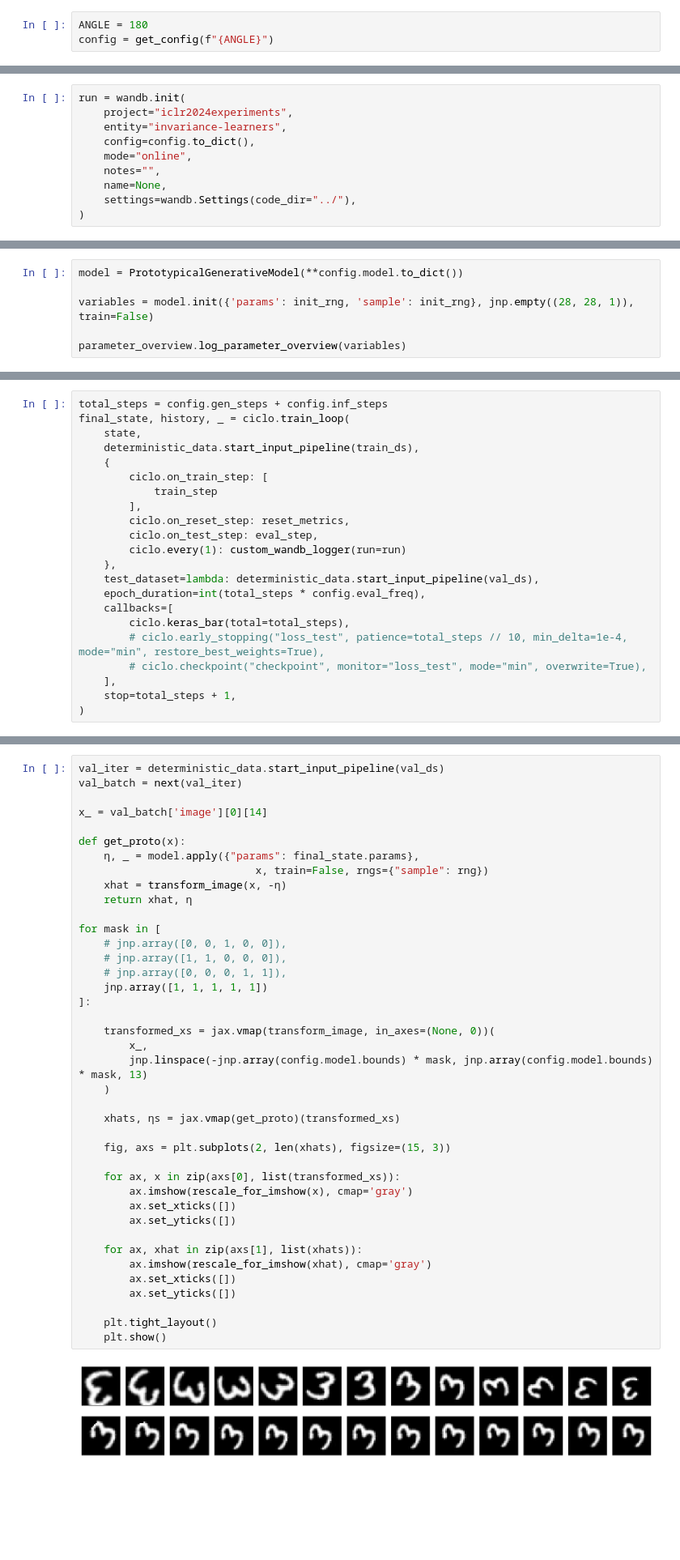
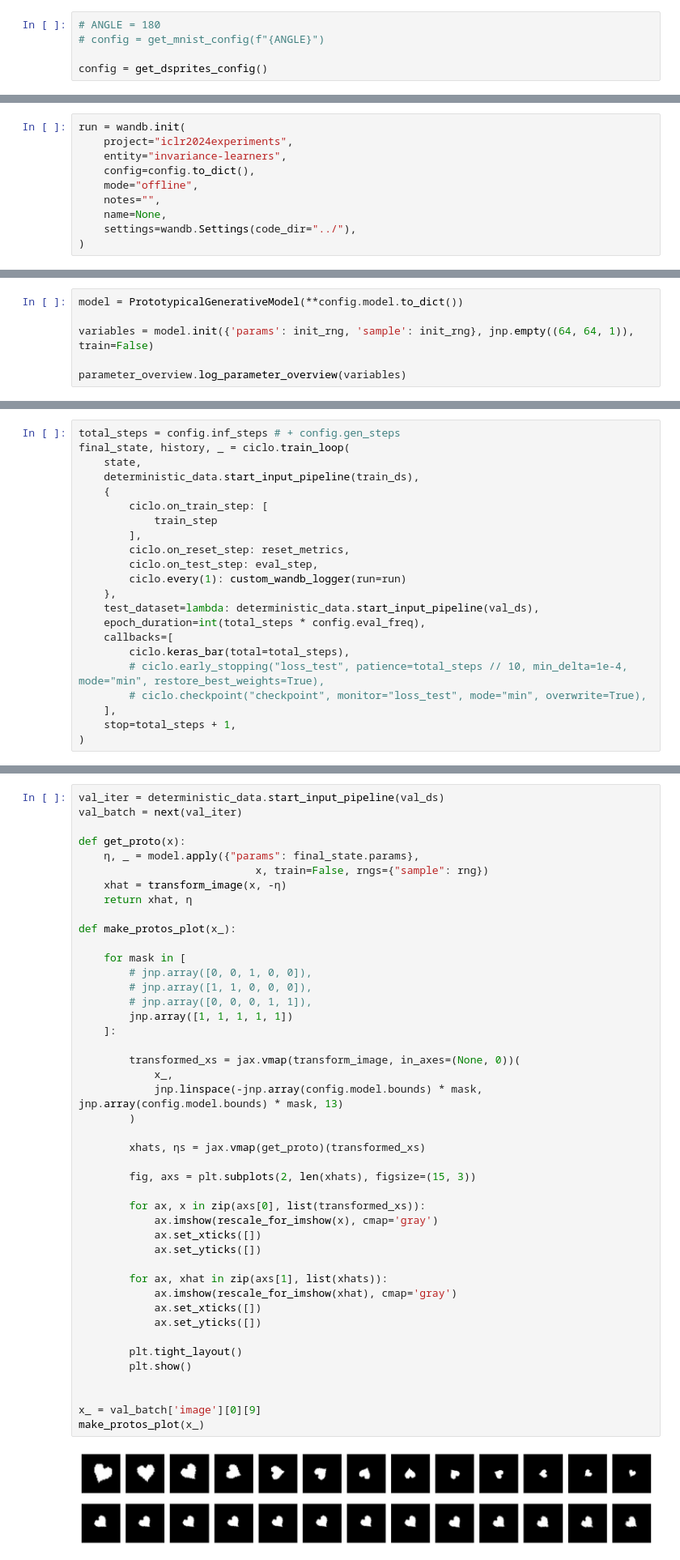
Before and after one commit to cambridge-mlg/sgm, a Jupyter notebook: notebooks/proto_gen_model.ipynb, the cells around one changed output, grey strips where cells are left out. Shown at 81% size. Saved outputs shown, nothing was run; the diff lists cells and outputs as text; blank space fills up the shorter version.

Commit message:
Temp commit to show Bruno

```diff
--- a/notebooks/proto_gen_model.ipynb
+++ b/notebooks/proto_gen_model.ipynb
@@ -55,8 +57,10 @@ For more information see: https://github.com/tensorflow/addons/issues/2807
 
   warnings.warn(
 # %%
-ANGLE = 180
-config = get_config(f"{ANGLE}")
+# ANGLE = 180
+# config = get_mnist_config(f"{ANGLE}")
+
+config = get_dsprites_config()
 # %%
 print((3 * config.model.generative.num_bins + 1) * len(config.model.bounds), config.model.generative.conditioner.hidden_dims[-1])
 # Note, we probably want the first number to be smaller than the second number. Haven't tested this yet.
@@ -67,7 +71,7 @@ run = wandb.init(
     project="iclr2024experiments",
     entity="invariance-learners",
     config=config.to_dict(),
-    mode="online",
+    mode="offline",
     notes="",
     name=None,
     settings=wandb.Settings(code_dir="../"),
@@ -114,7 +113,7 @@ INFO:absl:Features after preprocessing: {'image': 'float32[28, 28, 1]', 'label':
 # %%
 model = PrototypicalGenerativeModel(**config.model.to_dict())
 
-variables = model.init({'params': init_rng, 'sample': init_rng}, jnp.empty((28, 28, 1)), train=False)
+variables = model.init({'params': init_rng, 'sample': init_rng}, jnp.empty((64, 64, 1)), train=False)
 
 parameter_overview.log_parameter_overview(variables)
 # %% [output]
@@ -142,7 +141,7 @@ state = create_pgm_state(params, state_rng, config)
 
 train_step, eval_step = make_pgm_train_and_eval(config, model)
 # %%
-total_steps = config.gen_steps + config.inf_steps
+total_steps = config.inf_steps # + config.gen_steps
 final_state, history, _ = ciclo.train_loop(
     state,
     deterministic_data.start_input_pipeline(train_ds),
@@ -275,42 +273,46 @@ Array(8.097647e-05, dtype=float32)
 # %%
 val_iter = deterministic_data.start_input_pipeline(val_ds)
 val_batch = next(val_iter)
-
-x_ = val_batch['image'][0][14]
 
 def get_proto(x):
     η, _ = model.apply({"params": final_state.params},
                             x, train=False, rngs={"sample": rng})
     xhat = transform_image(x, -η)
     return xhat, η
 
-for mask in [
-    # jnp.array([0, 0, 1, 0, 0]),
-    # jnp.array([1, 1, 0, 0, 0]),
-    # jnp.array([0, 0, 0, 1, 1]),
-    jnp.array([1, 1, 1, 1, 1])
-]:
+def make_protos_plot(x_):
 
-    transformed_xs = jax.vmap(transform_image, in_axes=(None, 0))(
-        x_,
-        jnp.linspace(-jnp.array(config.model.bounds) * mask, jnp.array(config.model.bounds) * mask, 13)
-    )
+    for mask in [
+        # jnp.array([0, 0, 1, 0, 0]),
+        # jnp.array([1, 1, 0, 0, 0]),
+        # jnp.array([0, 0, 0, 1, 1]),
+        jnp.array([1, 1, 1, 1, 1])
+    ]:
 
-    xhats, ηs = jax.vmap(get_proto)(transformed_xs)
+        transformed_xs = jax.vmap(transform_image, in_axes=(None, 0))(
+            x_,
+            jnp.linspace(-jnp.array(config.model.bounds) * mask, jnp.array(config.model.bounds) * mask, 13)
+        )
 
-    fig, axs = plt.subplots(2, len(xhats), figsize=(15, 3))
+        xhats, ηs = jax.vmap(get_proto)(transformed_xs)
 
-    for ax, x in zip(axs[0], list(transformed_xs)):
-        ax.imshow(rescale_for_imshow(x), cmap='gray')
-        ax.set_xticks([])
-        ax.set_yticks([])
+        fig, axs = plt.subplots(2, len(xhats), figsize=(15, 3))
 
-    for ax, xhat in zip(axs[1], list(xhats)):
-        ax.imshow(rescale_for_imshow(xhat), cmap='gray')
-        ax.set_xticks([])
-        ax.set_yticks([])
+        for ax, x in zip(axs[0], list(transformed_xs)):
+            ax.imshow(rescale_for_imshow(x), cmap='gray')
+            ax.set_xticks([])
+            ax.set_yticks([])
 
-    plt.tight_layout()
-    plt.show()
+        for ax, xhat in zip(axs[1], list(xhats)):
+            ax.imshow(rescale_for_imshow(xhat), cmap='gray')
+            ax.set_xticks([])
+            ax.set_yticks([])
+
+        plt.tight_layout()
+        plt.show()
+
+
+x_ = val_batch['image'][0][9]
+make_protos_plot(x_)
 # %% [output]
-[figure, old version]
+[figure, new version]
```
Also changed, not shown: parts of 13 cells of this notebook, 3 other files.
